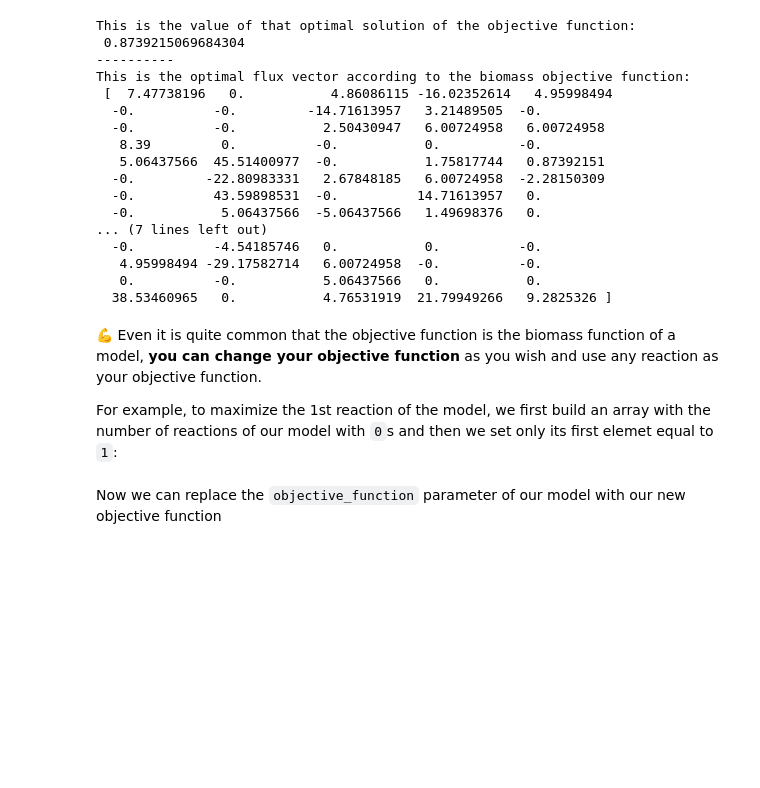
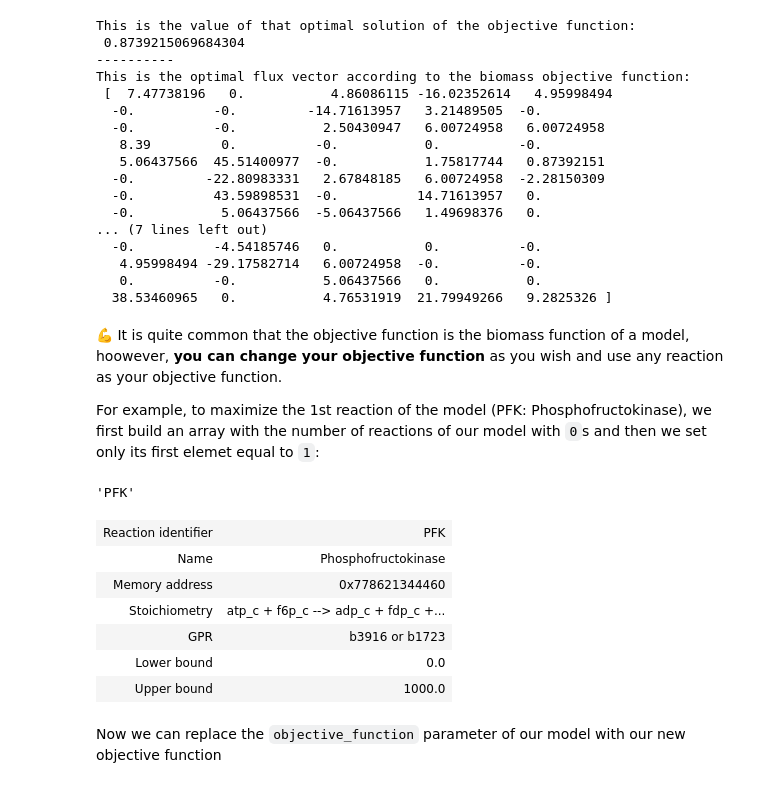
Before and after one commit to GeomScale/dingo, a Jupyter notebook: tutorials/dingo_tutorial.ipynb, the cells around one changed output. Drawn from its saved outputs; the diff is of its cells as text; code cells hidden in the pictures; blank space fills up the shorter version.

```diff
--- a/tutorials/dingo_tutorial.ipynb
+++ b/tutorials/dingo_tutorial.ipynb
@@ -291,9 +293,23 @@ This is the optimal flux vector according to the biomass objective function:
    0.          -0.           5.06437566   0.           0.
   38.53460965   0.           4.76531919  21.79949266   9.2825326 ]
 # %% [markdown]
-💪 Even it is quite common that the objective function is the biomass function of a model, **you can change your objective function** as you wish and use any reaction as your objective function.
+💪 It is quite common that the objective function is the biomass function of a model, hoowever, **you can change your objective function** as you wish and use any reaction as your objective function.
 
-For example, to maximize the 1st reaction of the model, we first build an array with the number of reactions of our model with `0`s and then we set only its first elemet equal to `1`:
+For example, to maximize the 1st reaction of the model (PFK: Phosphofructokinase), we first build an array with the number of reactions of our model with `0`s and then we set only its first elemet equal to `1`:
+# %%
+model.reactions[0]
+# %% [output]
+'PFK'
+# %%
+cobra_model.reactions.PFK
+# %% [output]
+| Reaction identifier | PFK |
+| Name | Phosphofructokinase |
+| Memory address | 0x778621344460 |
+| Stoichiometry | atp_c + f6p_c --> adp_c + fdp_c +... |
+| GPR | b3916 or b1723 |
+| Lower bound | 0.0 |
+| Upper bound | 1000.0 |
 # %%
 n          = model.num_of_reactions()
 obj_fun    = np.zeros(n)
```
Also changed, not shown: parts of 26 cells of this notebook.
